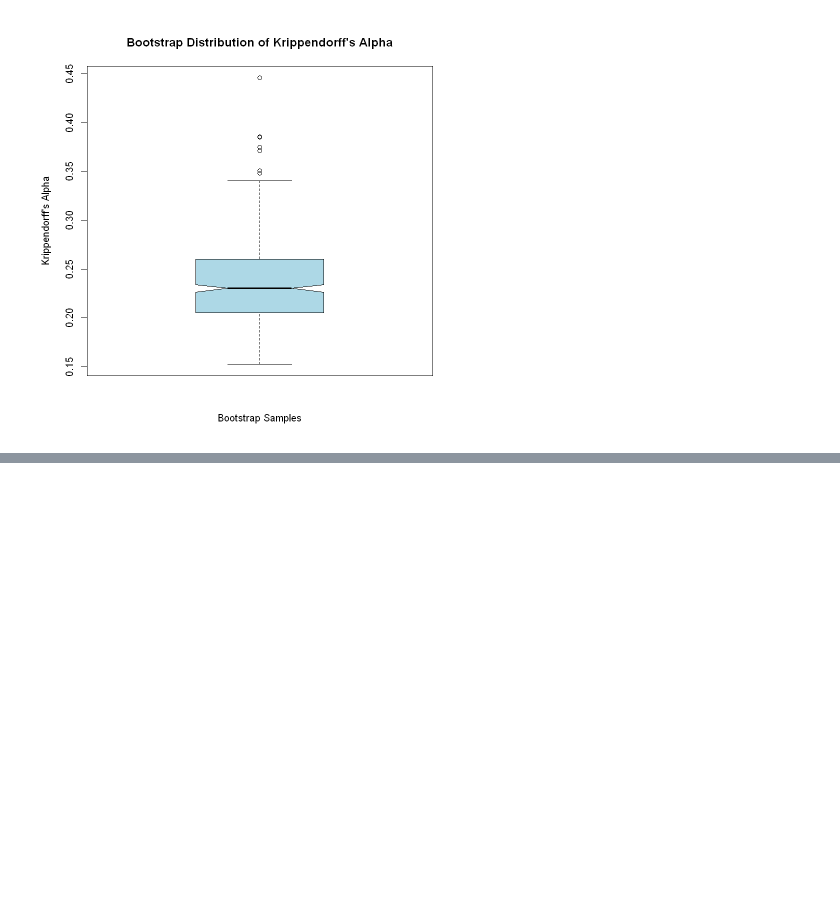
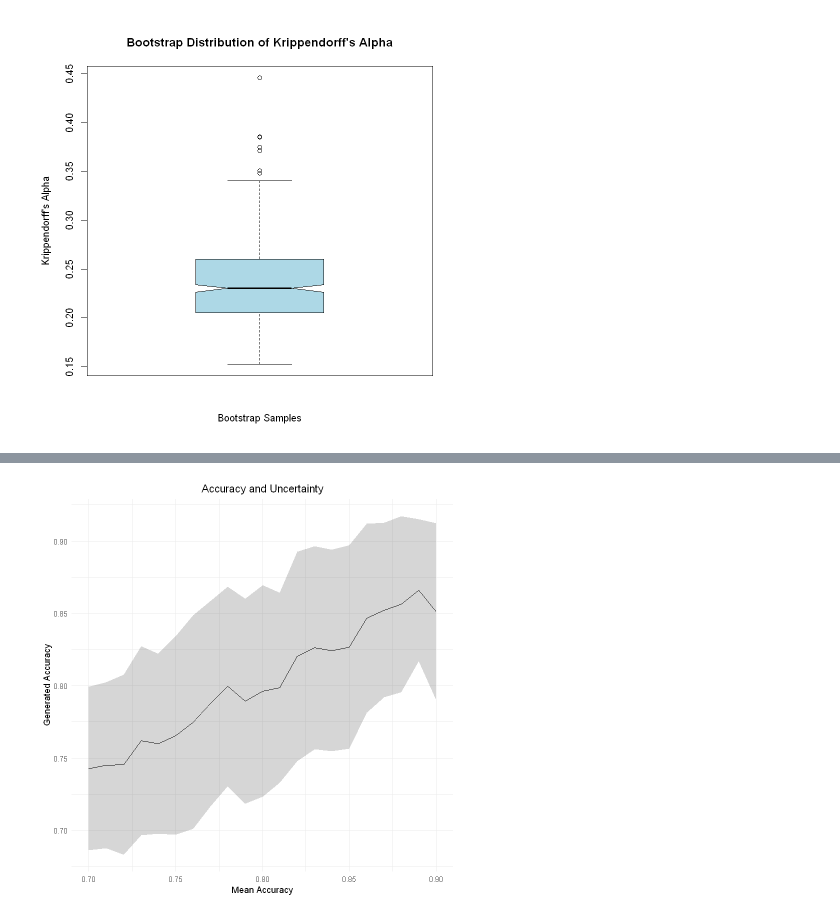
Before and after one commit to SGeetansh/investigating-rater-agreement, a Jupyter notebook: code/plots_&_analysis.ipynb, the cells around one changed output, grey strips where cells are left out. Cells and saved outputs as stored; diff of their text form; code cells hidden in the pictures; blank space fills up the shorter version.

```diff
--- a/code/plots_&_analysis.ipynb
+++ b/code/plots_&_analysis.ipynb
@@ -729,0 +1066,7 @@ boxplot(bootstrap_alphas, main = "Bootstrap Distribution of Krippendorff's Alpha
+# %%
+generate_random_accuracy_normal <- function(mean_accuracy, sd_accuracy, min_accuracy, max_accuracy) {
+  accuracy <- rnorm(1, mean = mean_accuracy, sd = sd_accuracy)
+  # Clipping the accuracy value to be within [0.7, 0.9]
+  accuracy <- max(min_accuracy, min(accuracy, max_accuracy))
+  return(accuracy)
+}
@@ -729,0 +1086,39 @@ boxplot(bootstrap_alphas, main = "Bootstrap Distribution of Krippendorff's Alpha
+# %%
+library(ggplot2)
+library(dplyr)
+
+generate_random_accuracy_normal <- function(mean_accuracy, sd_accuracy, min_accuracy, max_accuracy) {
+  accuracy <- rnorm(1, mean = mean_accuracy, sd = sd_accuracy)
+  accuracy <- max(min_accuracy, min(accuracy, max_accuracy))
+  return(accuracy)
+}
+
+# Parameters
+sd_accuracy <- 0.1
+min_accuracy <- 0.7
+max_accuracy <- 0.9
+n_samples <- 100  # Number of samples for each mean
+mean_accuracies <- seq(0.7, 0.9, by = 0.01)  # Different mean values to test
+
+# Data frame to store results
+results <- data.frame(mean_accuracy = numeric(), accuracy_mean = numeric(), accuracy_sd = numeric())
+
+# Generate data
+for (mean_acc in mean_accuracies) {
+  accuracies <- replicate(n_samples, generate_random_accuracy_normal(mean_acc, sd_accuracy, min_accuracy, max_accuracy))
+  results <- rbind(results, data.frame(
+    mean_accuracy = mean_acc,
+    accuracy_mean = mean(accuracies),
+    accuracy_sd = sd(accuracies)
+  ))
+}
+
+# Plotting
+ggplot(results, aes(x = mean_accuracy, y = accuracy_mean)) +
+  geom_line() +
+  geom_ribbon(aes(ymin = accuracy_mean - accuracy_sd, ymax = accuracy_mean + accuracy_sd), alpha = 0.2) +
+  theme_minimal() +
+  labs(x = "Mean Accuracy", y = "Generated Accuracy", title = "Accuracy and Uncertainty") +
+  theme(plot.title = element_text(hjust = 0.5))
+# %% [output]
+[figure, added]
```
Also changed, not shown: parts of 13 cells of this notebook.
